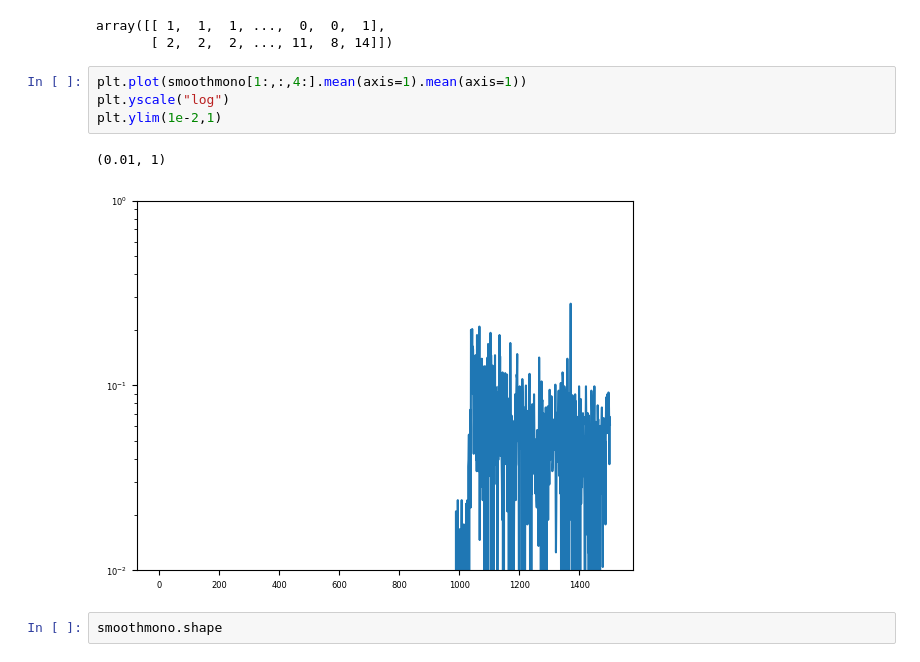
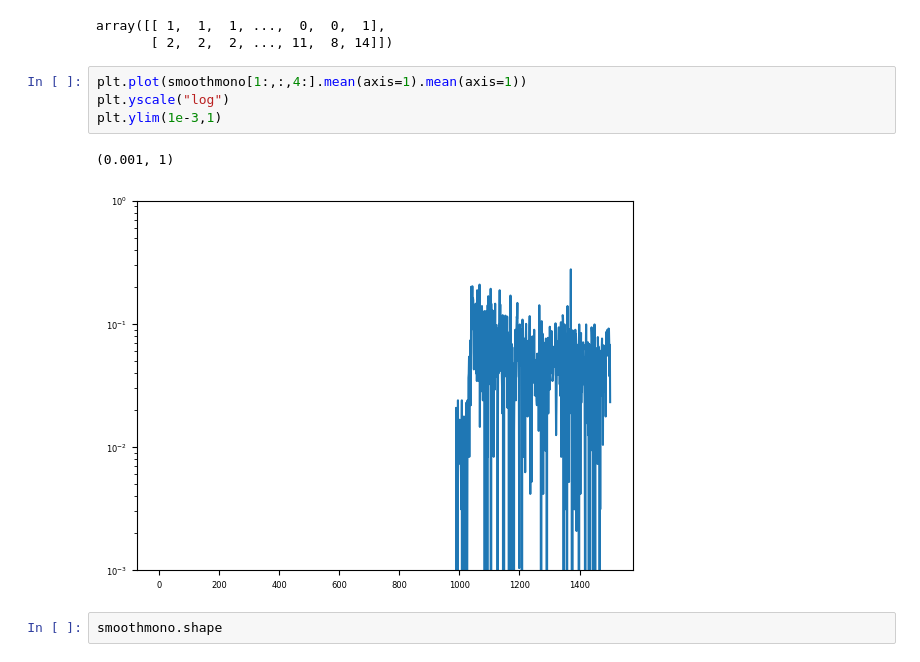
Before and after one commit to AnIndefiniteArticle/slapvisos, a Jupyter notebook: Untitled.ipynb, the cells around one changed output. Saved outputs shown, nothing was run; the diff lists cells and outputs as text.

```diff
--- a/Untitled.ipynb
+++ b/Untitled.ipynb
@@ -280,10 +280,10 @@ array([[ 1,  1,  1, ...,  0,  0,  1],
 # %%
 plt.plot(smoothmono[1:,:,4:].mean(axis=1).mean(axis=1))
 plt.yscale("log")
-plt.ylim(1e-2,1)
+plt.ylim(1e-3,1)
 # %% [output]
-(0.01, 1)
+(0.001, 1)
-[figure, old version]
+[figure, new version]
 # %%
 smoothmono.shape
 # %% [output]
```
Also changed, not shown: parts of 7 cells of this notebook, 1 other file.
